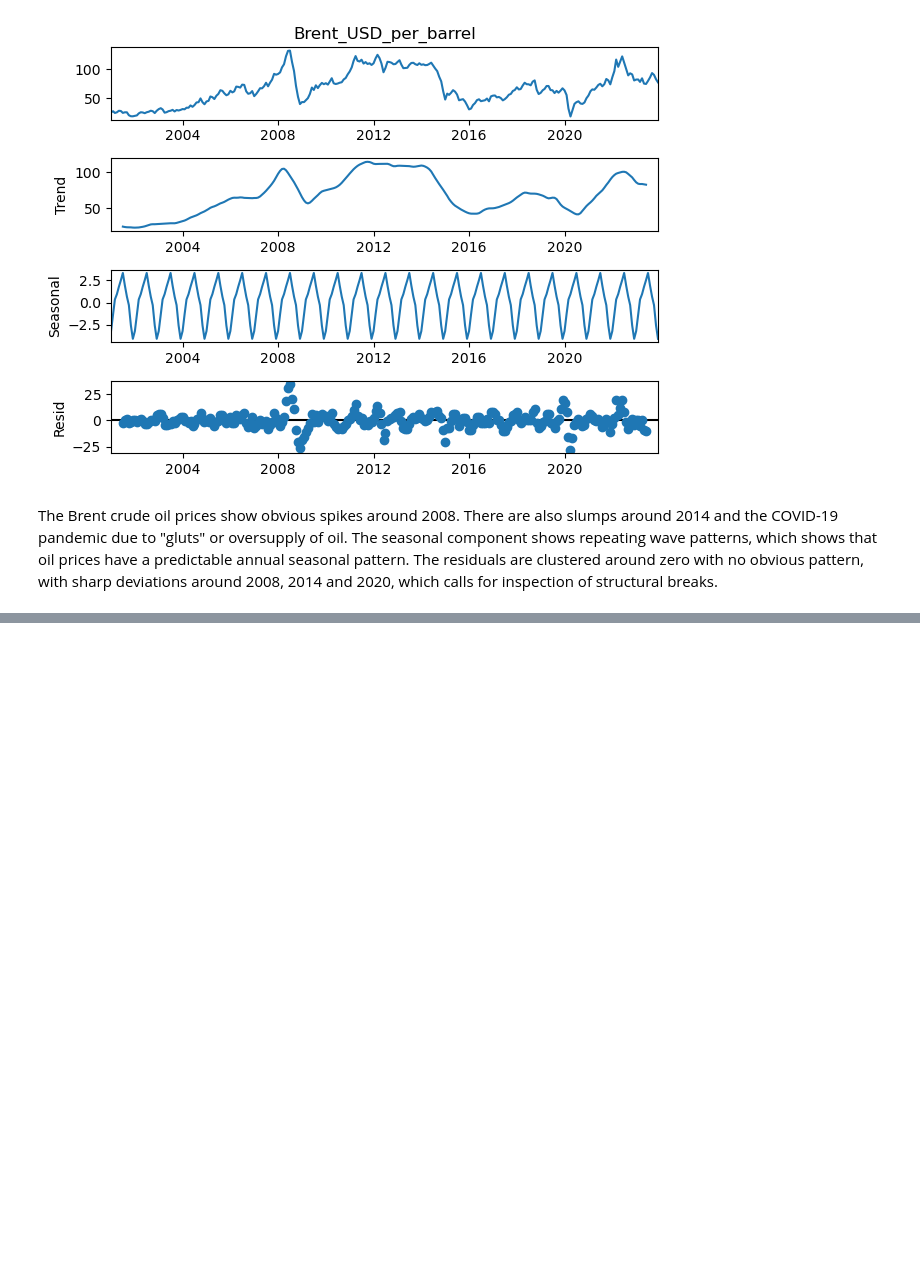
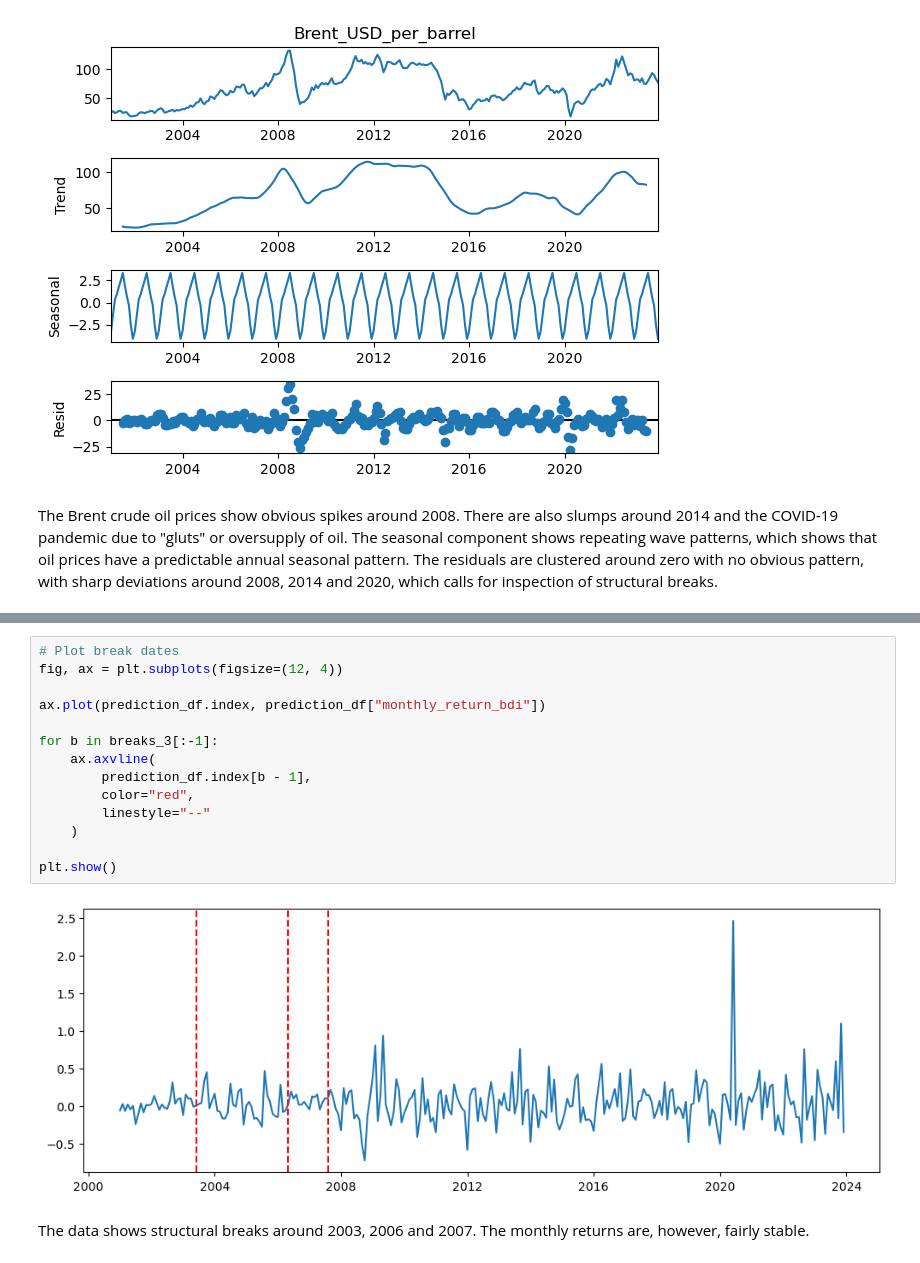
Before and after one commit to GorataB/Hackathon_PolyglotPioneers, a Jupyter notebook: Model_1_Statistical.ipynb, the cells around one changed output, grey strips where cells are left out. Drawn from its saved outputs; the diff is of its cells as text; blank space fills up the shorter version.

```diff
--- a/Model_1_Statistical.ipynb
+++ b/Model_1_Statistical.ipynb
@@ -185,0 +302,18 @@ The Brent crude oil prices show obvious spikes around 2008. There are also slump
+# %%
+# Plot break dates
+fig, ax = plt.subplots(figsize=(12, 4))
+
+ax.plot(prediction_df.index, prediction_df["monthly_return_bdi"])
+
+for b in breaks_3[:-1]:
+    ax.axvline(
+        prediction_df.index[b - 1],
+        color="red",
+        linestyle="--"
+    )
+
+plt.show()
+# %% [output]
+[figure, added]
+# %% [markdown]
+The data shows structural breaks around 2003, 2006 and 2007. The monthly returns are, however, fairly stable.
```
Also changed, not shown: parts of 20 cells of this notebook.
